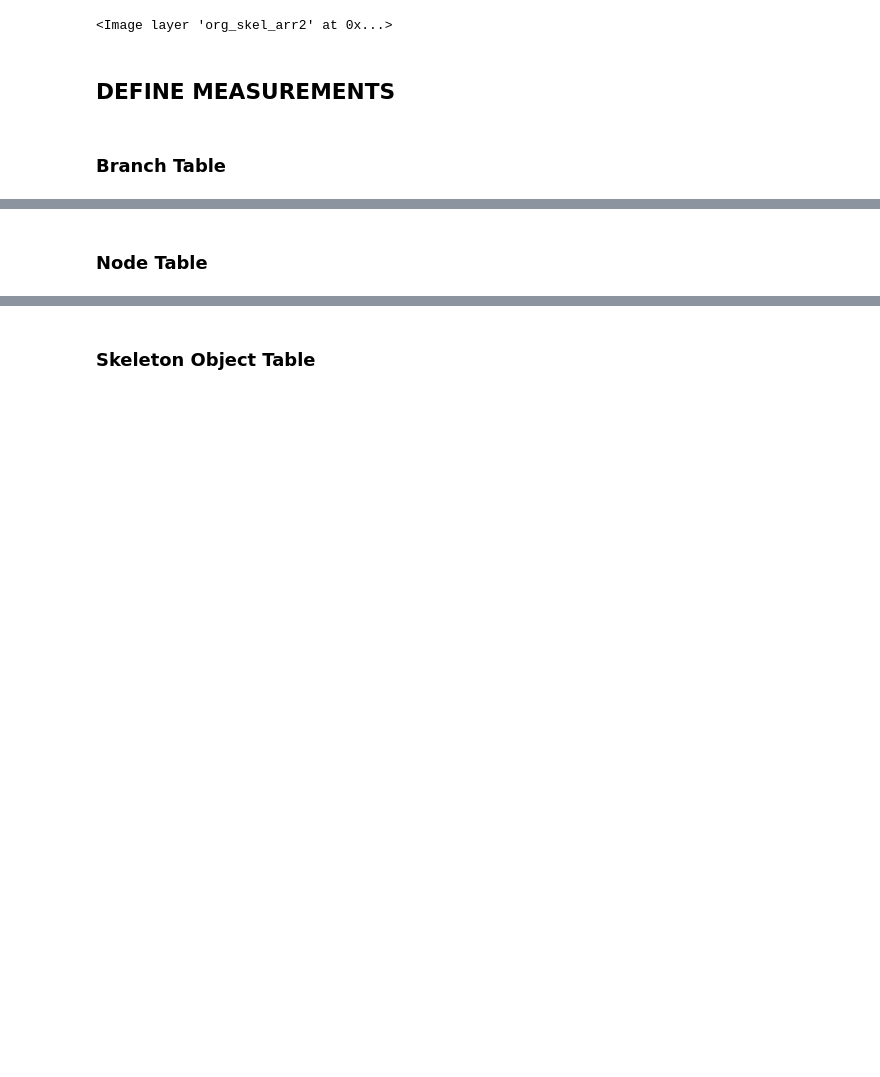
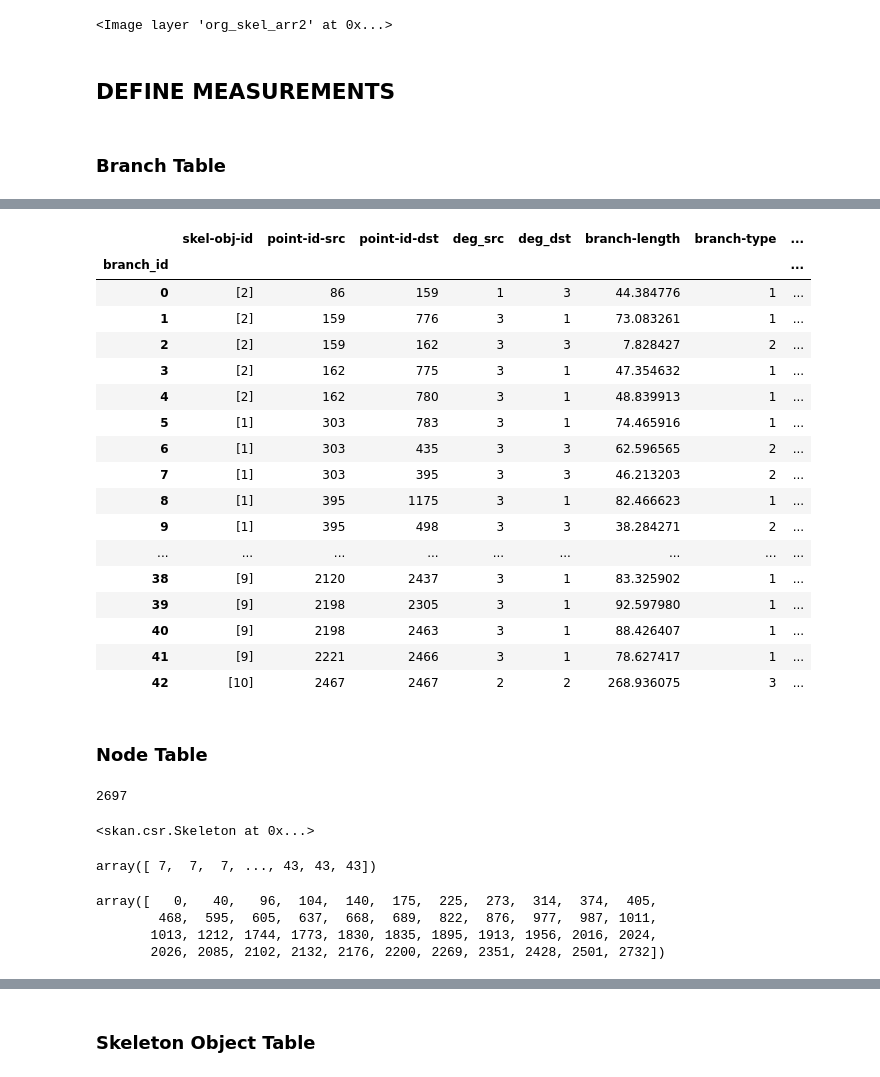
Before and after one commit to SCohenLab/infer-subc, a Jupyter notebook: notebooks/part_2_quantification/method_skeletonization.ipynb, the cells around one changed output, grey strips where cells are left out. Drawn from its saved outputs; the diff is of its cells as text; code cells hidden in the pictures; blank space fills up the shorter version.

```diff
--- a/notebooks/part_2_quantification/method_skeletonization.ipynb
+++ b/notebooks/part_2_quantification/method_skeletonization.ipynb
@@ -569,13 +632,14 @@ ndim = org_skel.coordinates.shape[1]
 endpoints_src = org_skel.paths.indices[org_skel.paths.indptr[:-1]]
 endpoints_dst = org_skel.paths.indices[org_skel.paths.indptr[1:] - 1]
 
-# Because the values of the path points are the organelle object ids (all path points and nodes
-# in a branch should come from the same organelle object)
-if not np.any(org_skel.path_stdev()):
-    # checker to see if all path points and nodes come from the same object
-    summary['skel-obj-id'] = org_skel.path_means().astype(int)
-else:
-    raise ValueError("at least one branch came from different organelle objects")
+#### This code has changed due to declumping which allows for skeleton object
+summary['skel-obj-id'] = [np.unique(org_skel.path_with_data(i)[1]).astype(int) for i in range(org_skel.n_paths)]
+
+# if not np.any(org_skel.path_stdev()):
+#     # checker to see if all path points and nodes come from the same object
+#     summary['skel-obj-id'] = org_skel.path_means().astype(int)
+# else:
+#     raise ValueError("at least one branch came from different organelle objects")
 summary['point-id-src'] = endpoints_src
 summary['point-id-dst'] = endpoints_dst
 deg_src = org_skel.degrees[endpoints_src]
@@ -604,6 +668,46 @@ summary['euclidean-distance'] = (
         )
 
 summary['str-prop'] = summary['euclidean-distance'] / summary['branch-length']
-branch_table = pd.DataFrame(summary)
+branch_table = pd.DataFrame(summary).rename_axis('branch_id')
+# %%
+branch_table
+# %% [output]
+|  | skel-obj-id | point-id-src | point-id-dst | deg_src | deg_dst | branch-length | branch-type | ... |
+| branch_id |  |  |  |  |  |  |  | ... |
+| 0 | [2] | 86 | 159 | 1 | 3 | 44.384776 | 1 | ... |
+| 1 | [2] | 159 | 776 | 3 | 1 | 73.083261 | 1 | ... |
+| 2 | [2] | 159 | 162 | 3 | 3 | 7.828427 | 2 | ... |
+| 3 | [2] | 162 | 775 | 3 | 1 | 47.354632 | 1 | ... |
+| 4 | [2] | 162 | 780 | 3 | 1 | 48.839913 | 1 | ... |
+| 5 | [1] | 303 | 783 | 3 | 1 | 74.465916 | 1 | ... |
+| 6 | [1] | 303 | 435 | 3 | 3 | 62.596565 | 2 | ... |
+| 7 | [1] | 303 | 395 | 3 | 3 | 46.213203 | 2 | ... |
+| 8 | [1] | 395 | 1175 | 3 | 1 | 82.466623 | 1 | ... |
+| 9 | [1] | 395 | 498 | 3 | 3 | 38.284271 | 2 | ... |
+| ... | ... | ... | ... | ... | ... | ... | ... | ... |
+| 38 | [9] | 2120 | 2437 | 3 | 1 | 83.325902 | 1 | ... |
+| 39 | [9] | 2198 | 2305 | 3 | 1 | 92.597980 | 1 | ... |
+| 40 | [9] | 2198 | 2463 | 3 | 1 | 88.426407 | 1 | ... |
+| 41 | [9] | 2221 | 2466 | 3 | 1 | 78.627417 | 1 | ... |
+| 42 | [10] | 2467 | 2467 | 2 | 2 | 268.936075 | 3 | ... |
 # %% [markdown]
 ### **Node Table**
+# %%
+len(org_skel.degrees)
+# %% [output]
+2697
+# %%
+org_skel
+# %% [output]
+<skan.csr.Skeleton at 0x...>
+# %%
+org_skel.path_label_image()[org_skel_arr2]
+# %% [output]
+array([ 7,  7,  7, ..., 43, 43, 43])
+# %%
+org_skel.paths.indptr
+# %% [output]
+array([   0,   40,   96,  104,  140,  175,  225,  273,  314,  374,  405,
+        468,  595,  605,  637,  668,  689,  822,  876,  977,  987, 1011,
+       1013, 1212, 1744, 1773, 1830, 1835, 1895, 1913, 1956, 2016, 2024,
+       2026, 2085, 2102, 2132, 2176, 2200, 2269, 2351, 2428, 2501, 2732])
```
Also changed, not shown: parts of 45 cells of this notebook.
